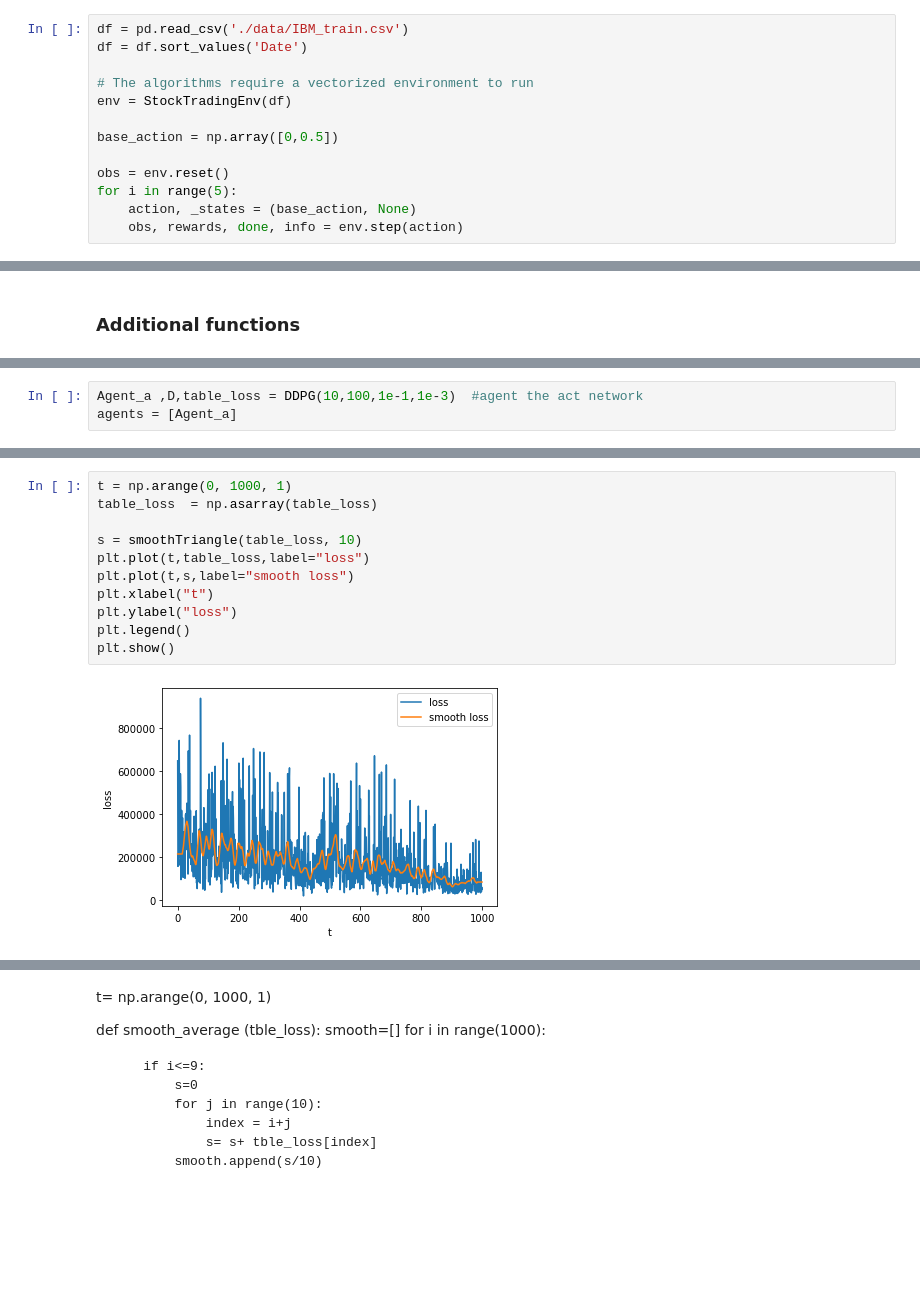
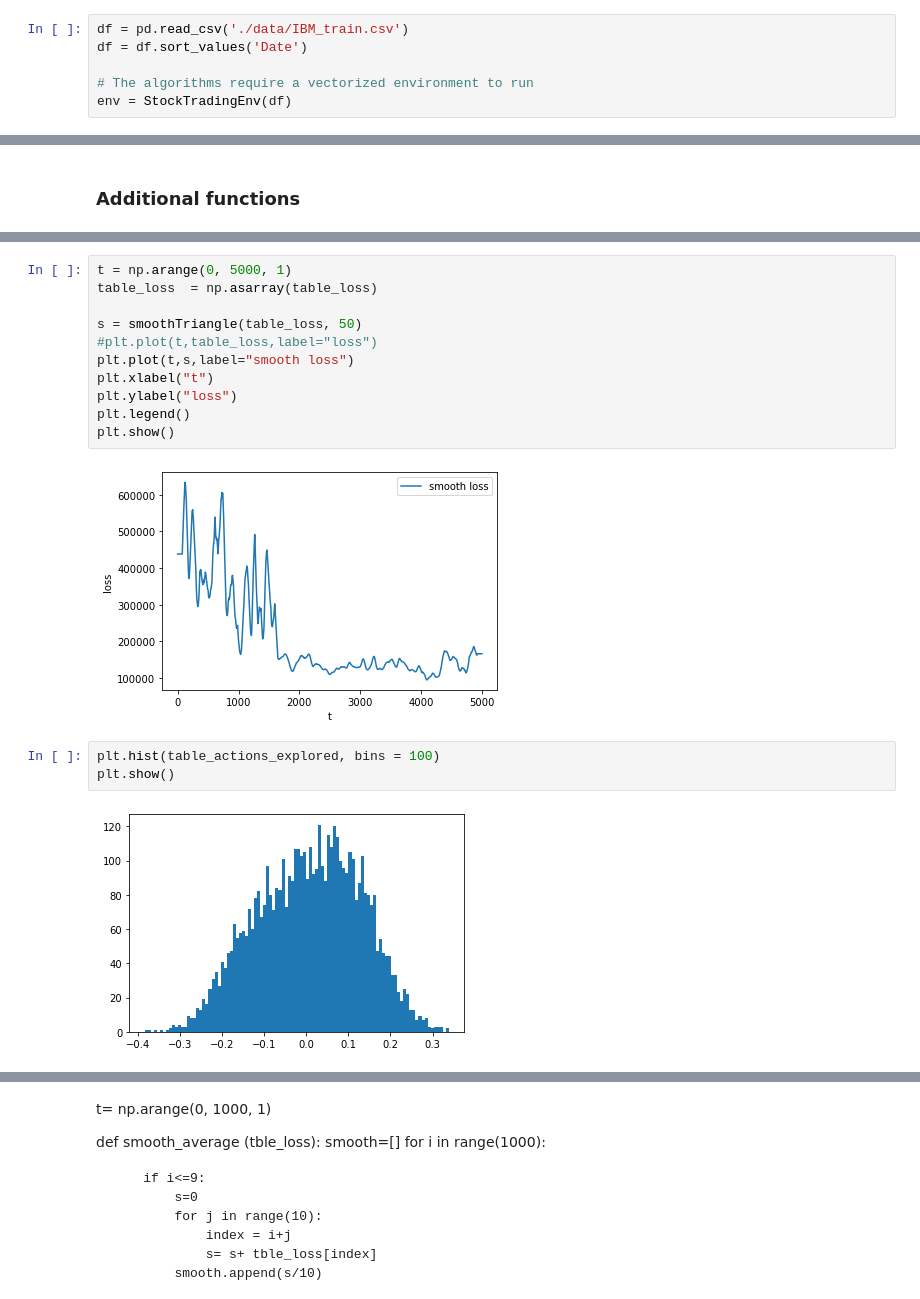
Before and after one commit to AceZz/P3A-Deep-Reinforcement-Learning, a Jupyter notebook: Stock-Trading-Environment/maintest.ipynb, the cells around one changed output, grey strips where cells are left out. Drawn from its saved outputs; the diff is of its cells as text; blank space fills up the shorter version.

```diff
--- a/Stock-Trading-Environment/maintest.ipynb
+++ b/Stock-Trading-Environment/maintest.ipynb
@@ -20,13 +20,6 @@ df = df.sort_values('Date')
 
 # The algorithms require a vectorized environment to run
 env = StockTradingEnv(df)
-
-base_action = np.array([0,0.5])
-
-obs = env.reset()
-for i in range(5):
-    action, _states = (base_action, None)
-    obs, rewards, done, info = env.step(action)
 # %% [markdown]
 mod = MyModel(32, (1,4), (1,1))
 
@@ -208,3 +185,0 @@ def smoothTriangle(data, degree):
-# %%
-Agent_a ,D,table_loss = DDPG(10,100,1e-1,1e-3)  #agent the act network
-agents = [Agent_a]
@@ -229,14 +225,19 @@ done
 # %%
-t = np.arange(0, 1000, 1)
+t = np.arange(0, 5000, 1)
 table_loss  = np.asarray(table_loss)
 
-s = smoothTriangle(table_loss, 10)
-plt.plot(t,table_loss,label="loss")
+s = smoothTriangle(table_loss, 50)
+#plt.plot(t,table_loss,label="loss")
 plt.plot(t,s,label="smooth loss")
 plt.xlabel("t")
 plt.ylabel("loss")
 plt.legend()
 plt.show()
 # %% [output]
-[figure, old version]
+[figure, new version]
+# %%
+plt.hist(table_actions_explored, bins = 100)
+plt.show()
+# %% [output]
+[figure, added]
 # %%
```
Also changed, not shown: parts of 14 cells of this notebook, 1 other file.
